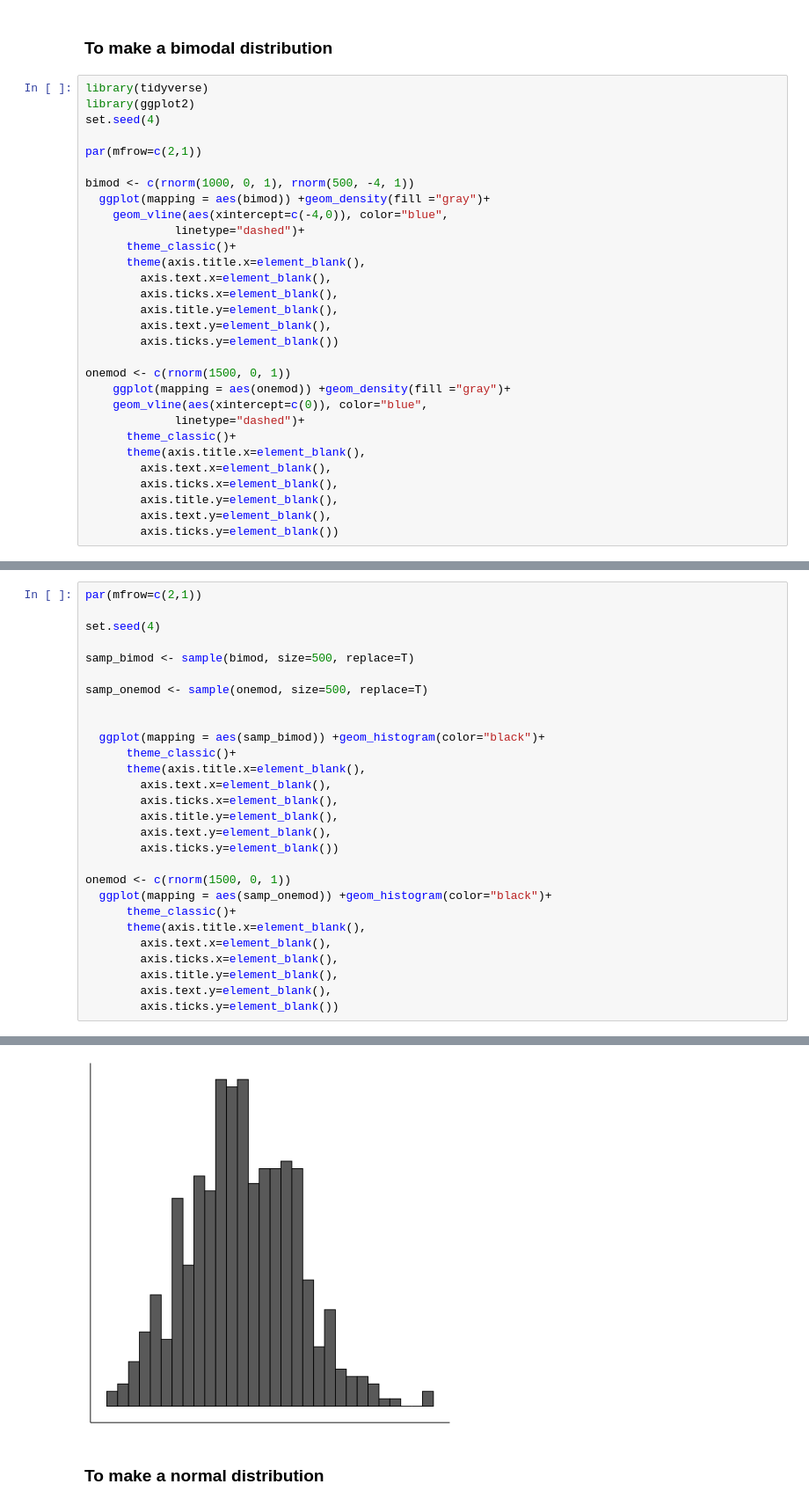
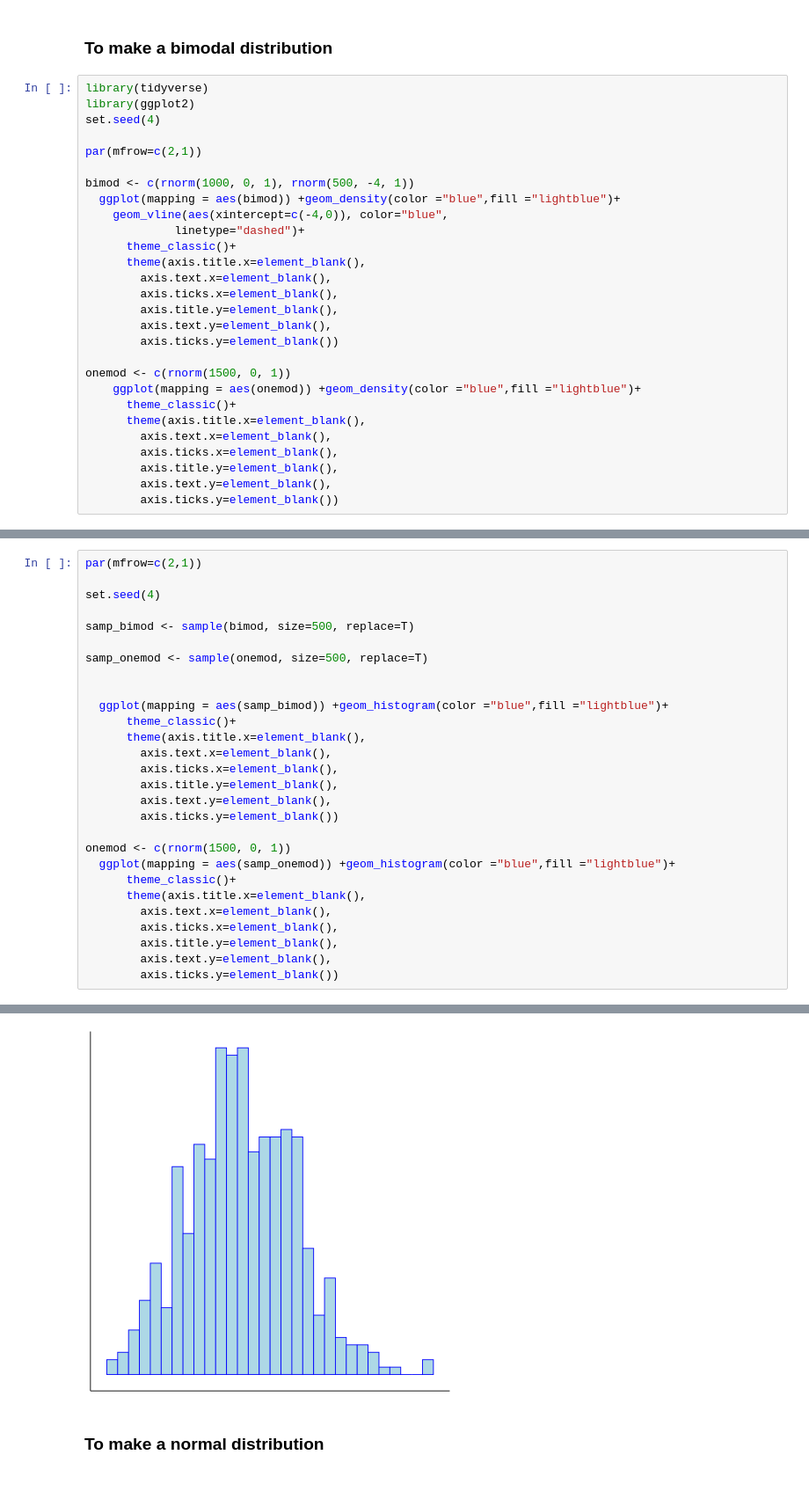
Before and after one commit to bchansen3/mixtures_riskassessment, a Jupyter notebook: plots_rfa.ipynb, the cells around one changed output, grey strips where cells are left out. Shown at 88% size. Saved outputs shown, nothing was run; the diff lists cells and outputs as text.

```diff
--- a/plots_rfa.ipynb
+++ b/plots_rfa.ipynb
@@ -10,7 +10,7 @@ set.seed(4)
 par(mfrow=c(2,1))
 
 bimod <- c(rnorm(1000, 0, 1), rnorm(500, -4, 1))
-  ggplot(mapping = aes(bimod)) +geom_density(fill ="gray")+
+  ggplot(mapping = aes(bimod)) +geom_density(color ="blue",fill ="lightblue")+
     geom_vline(aes(xintercept=c(-4,0)), color="blue",
              linetype="dashed")+
       theme_classic()+
@@ -22,9 +22,7 @@ bimod <- c(rnorm(1000, 0, 1), rnorm(500, -4, 1))
         axis.ticks.y=element_blank())
 
 onemod <- c(rnorm(1500, 0, 1))
-    ggplot(mapping = aes(onemod)) +geom_density(fill ="gray")+
-    geom_vline(aes(xintercept=c(0)), color="blue",
-             linetype="dashed")+
+    ggplot(mapping = aes(onemod)) +geom_density(color ="blue",fill ="lightblue")+
       theme_classic()+
       theme(axis.title.x=element_blank(),
         axis.text.x=element_blank(),
@@ -45,7 +43,7 @@ samp_bimod <- sample(bimod, size=500, replace=T)
 samp_onemod <- sample(onemod, size=500, replace=T)
 
 
-  ggplot(mapping = aes(samp_bimod)) +geom_histogram(color="black")+
+  ggplot(mapping = aes(samp_bimod)) +geom_histogram(color ="blue",fill ="lightblue")+
       theme_classic()+
       theme(axis.title.x=element_blank(),
         axis.text.x=element_blank(),
@@ -55,7 +53,7 @@ samp_onemod <- sample(onemod, size=500, replace=T)
         axis.ticks.y=element_blank())
 
 onemod <- c(rnorm(1500, 0, 1))
-  ggplot(mapping = aes(samp_onemod)) +geom_histogram(color="black")+
+  ggplot(mapping = aes(samp_onemod)) +geom_histogram(color ="blue",fill ="lightblue")+
       theme_classic()+
       theme(axis.title.x=element_blank(),
         axis.text.x=element_blank(),
@@ -71,4 +69,4 @@ onemod <- c(rnorm(1500, 0, 1))
-[figure, old version]
+[figure, new version]
 # %% [markdown]
 ### To make a normal distribution
 # %%
```
Also changed, not shown: parts of 2 cells of this notebook.
